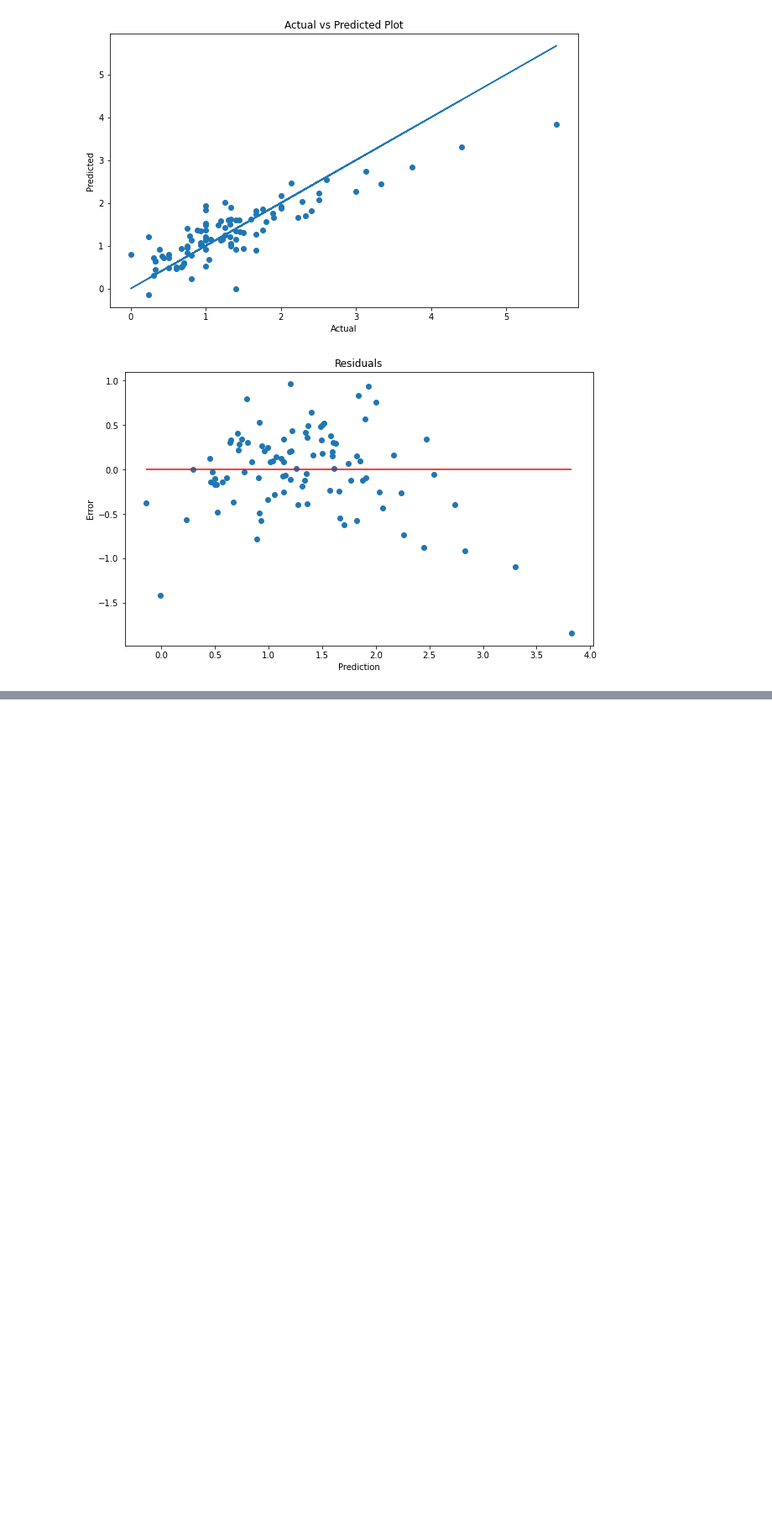
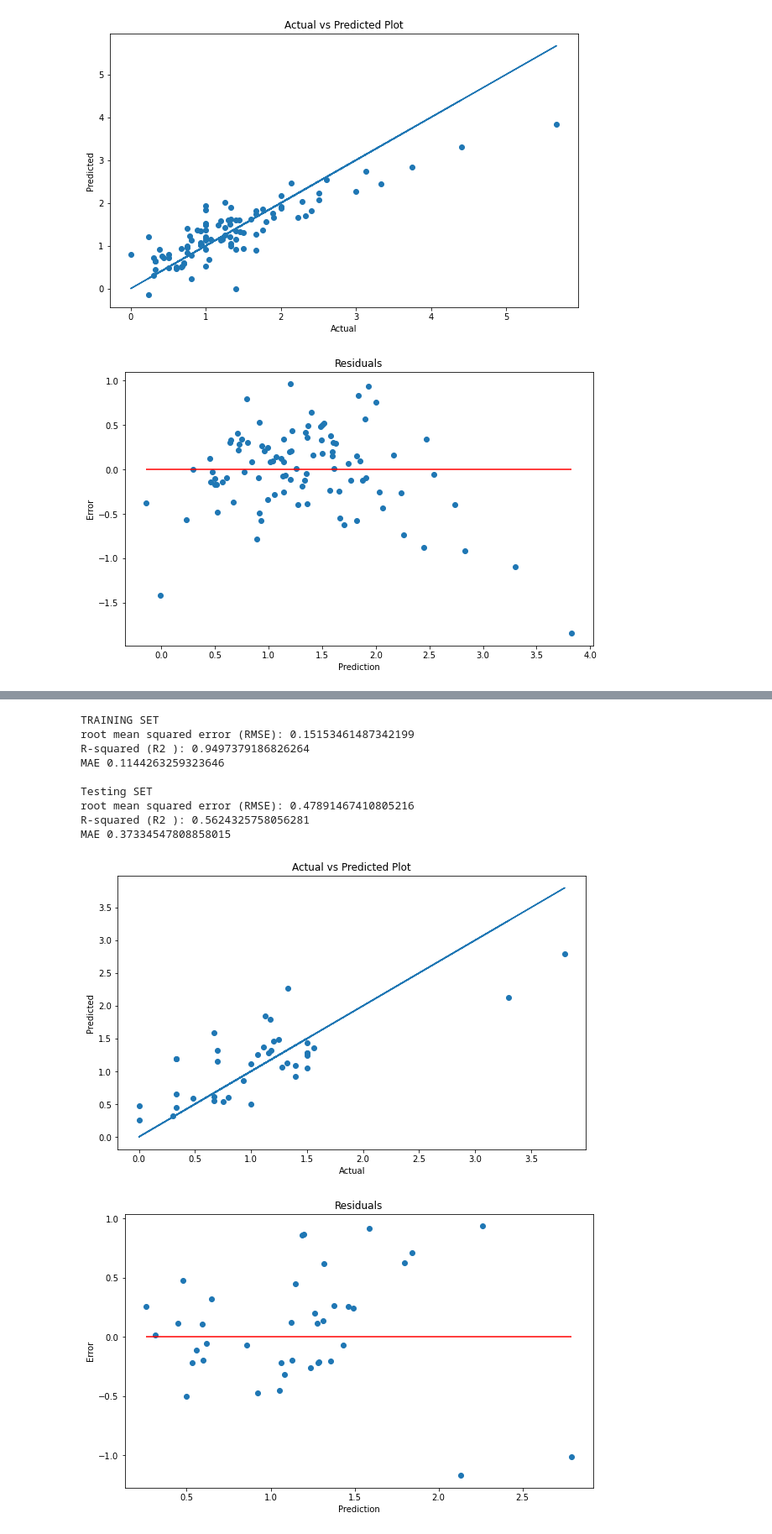
Before and after one commit to matthallman/uofm_data_capstone_worldcup, a Jupyter notebook: ML_Model_Data/xGS and xGA ML Model Building.ipynb, the cells around one changed output, grey strips where cells are left out. Shown: that part at 84% size. Cells and saved outputs as stored; diff of their text form; code cells hidden in the pictures; blank space fills up the shorter version.

```diff
--- a/ML_Model_Data/xGS and xGA ML Model Building.ipynb
+++ b/ML_Model_Data/xGS and xGA ML Model Building.ipynb
@@ -308,0 +493,15 @@ MAE 0.3523619221929672
+# %%
+lgbm = LGBMRegressor(random_state=42)
+lgbm = evaluateModel(lgbm, xGS_X_train2, xGS_y_train2, xGS_X_test2, xGS_y_test2)
+# %% [output]
+TRAINING SET
+root mean squared error (RMSE): 0.15153461487342199
+R-squared (R2 ): 0.9497379186826264
+MAE 0.1144263259323646
+
+Testing SET
+root mean squared error (RMSE): 0.47891467410805216
+R-squared (R2 ): 0.5624325758056281
+MAE 0.37334547808858015
+[figure, added]
+[figure, added]
```
Also changed, not shown: parts of 26 cells of this notebook, 7 other files.
